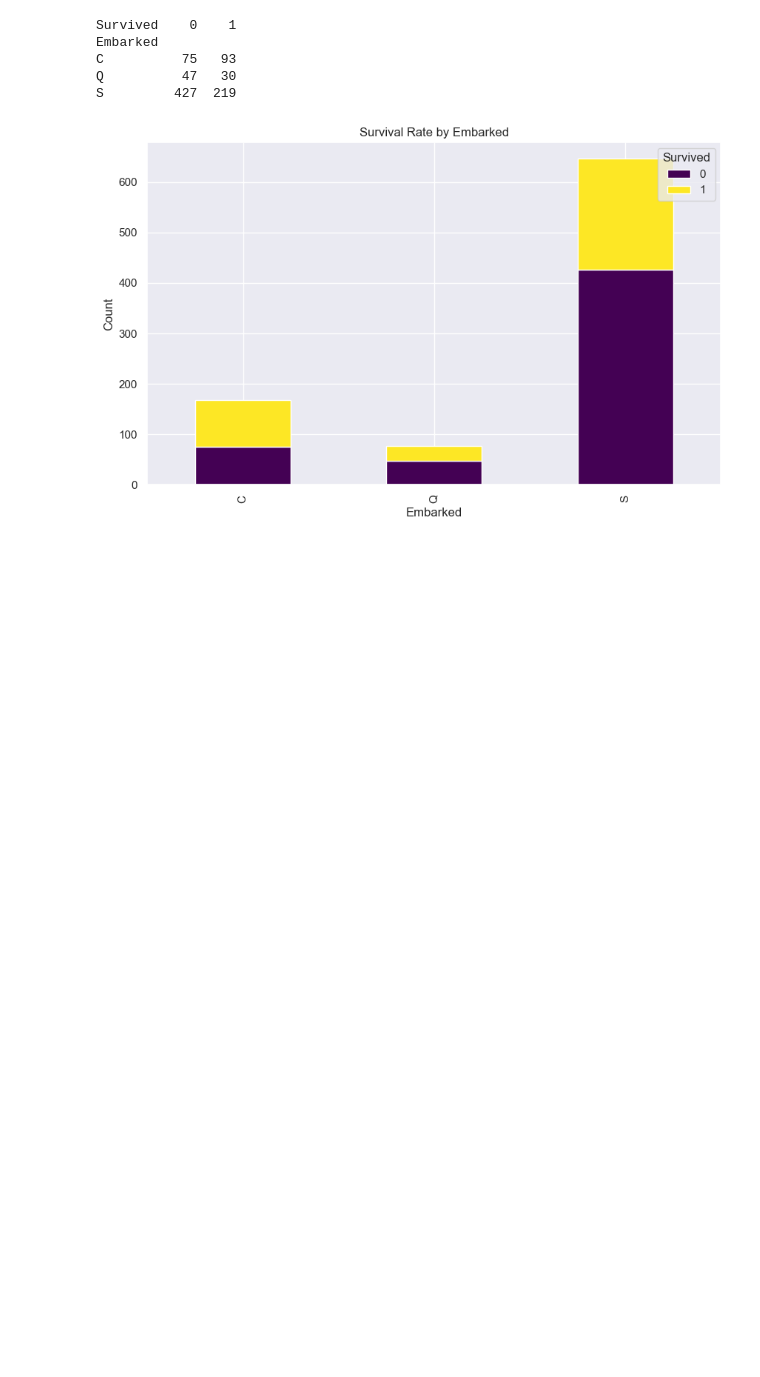
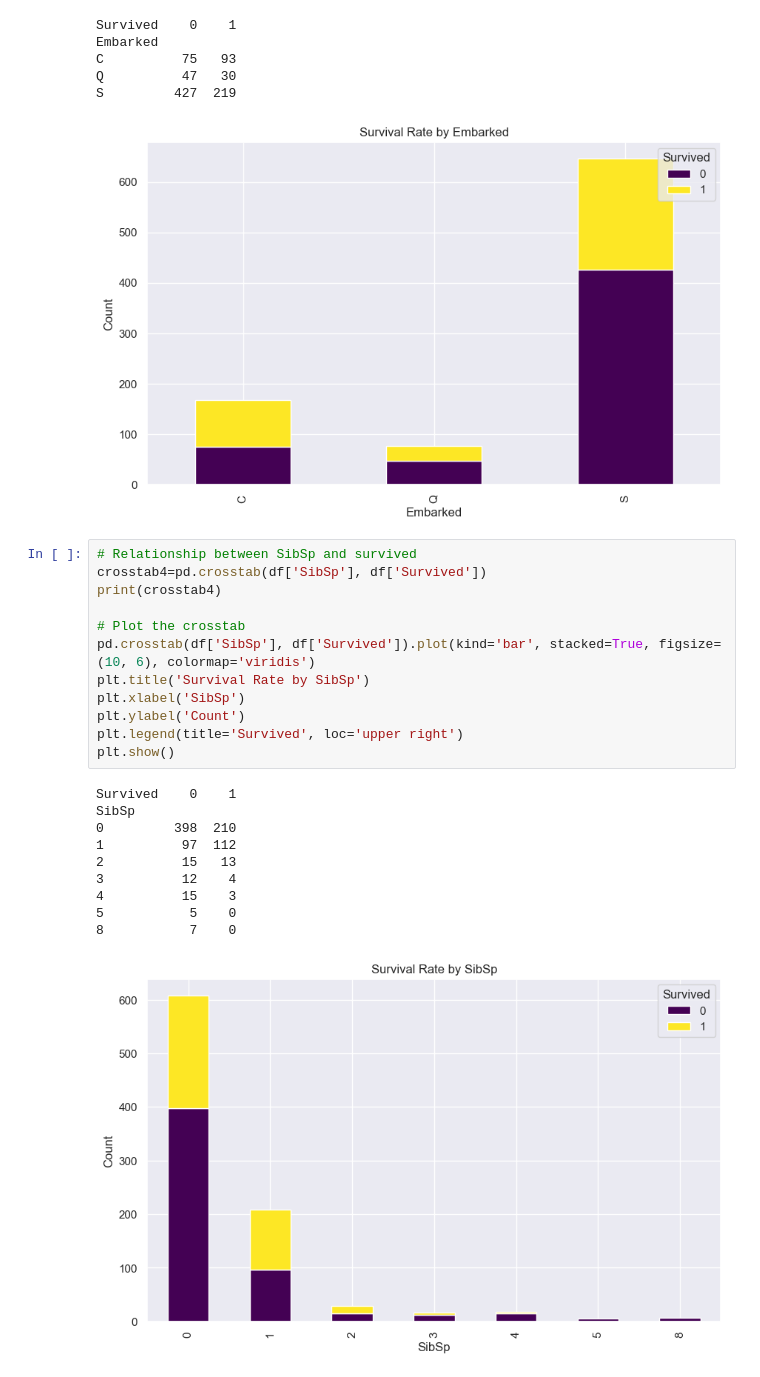
Before and after one commit to TimothyRimu/FUTURE_DS_01, a Jupyter notebook: FUTURE_DS_01.ipynb, the cells around one changed output. Cells and saved outputs as stored; diff of their text form; blank space fills up the shorter version.

Commit message:
Added Visualaisation

```diff
--- a/FUTURE_DS_01.ipynb
+++ b/FUTURE_DS_01.ipynb
@@ -508,3 +508,26 @@ C          75   93
 Q          47   30
 S         427  219
 [figure]
+# %%
+# Relationship between SibSp and survived
+crosstab4=pd.crosstab(df['SibSp'], df['Survived'])
+print(crosstab4)
+
+# Plot the crosstab
+pd.crosstab(df['SibSp'], df['Survived']).plot(kind='bar', stacked=True, figsize=(10, 6), colormap='viridis')
+plt.title('Survival Rate by SibSp')
+plt.xlabel('SibSp')
+plt.ylabel('Count')
+plt.legend(title='Survived', loc='upper right')
+plt.show()
+# %% [output]
+Survived    0    1
+SibSp
+0         398  210
+1          97  112
+2          15   13
+3          12    4
+4          15    3
+5           5    0
+8           7    0
+[figure, added]
```
Also changed, not shown: parts of 1 cell of this notebook.
